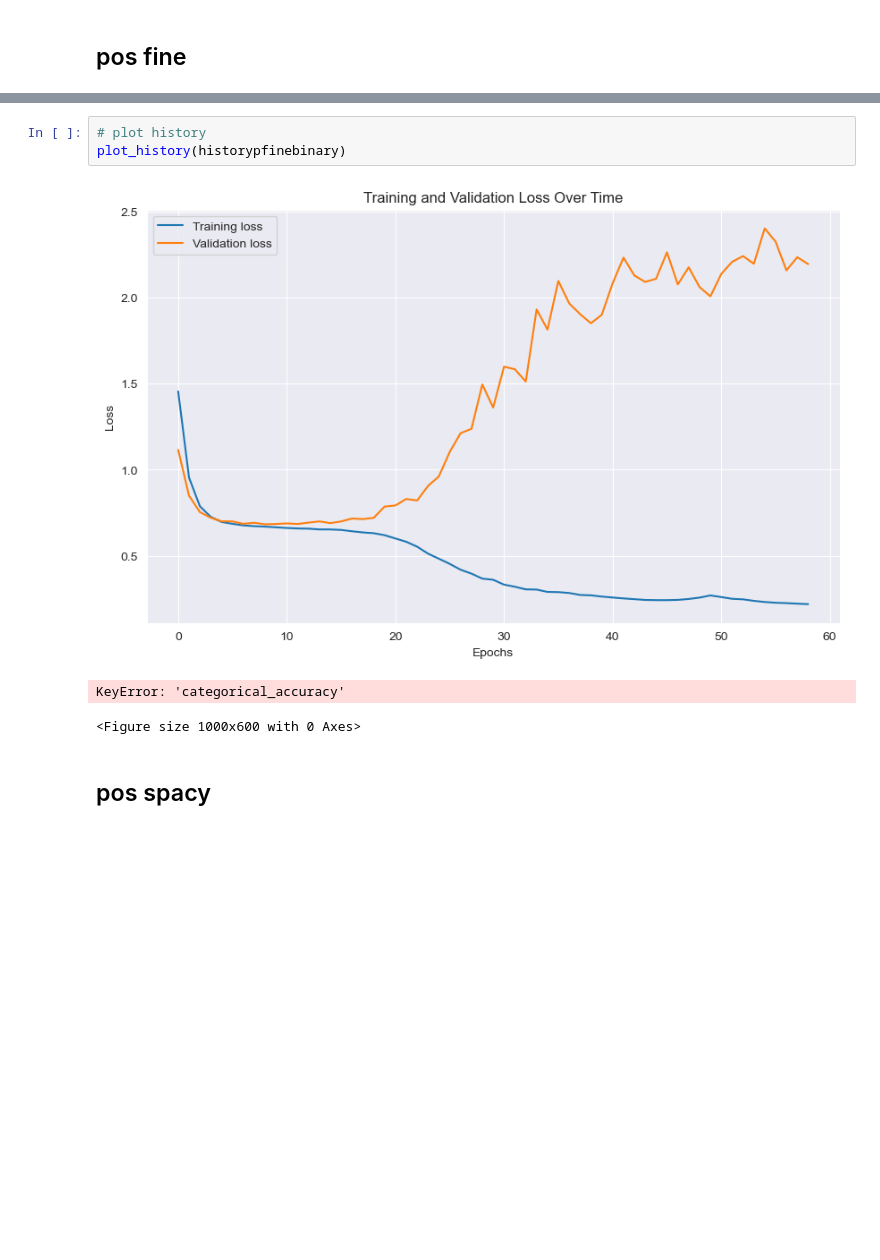
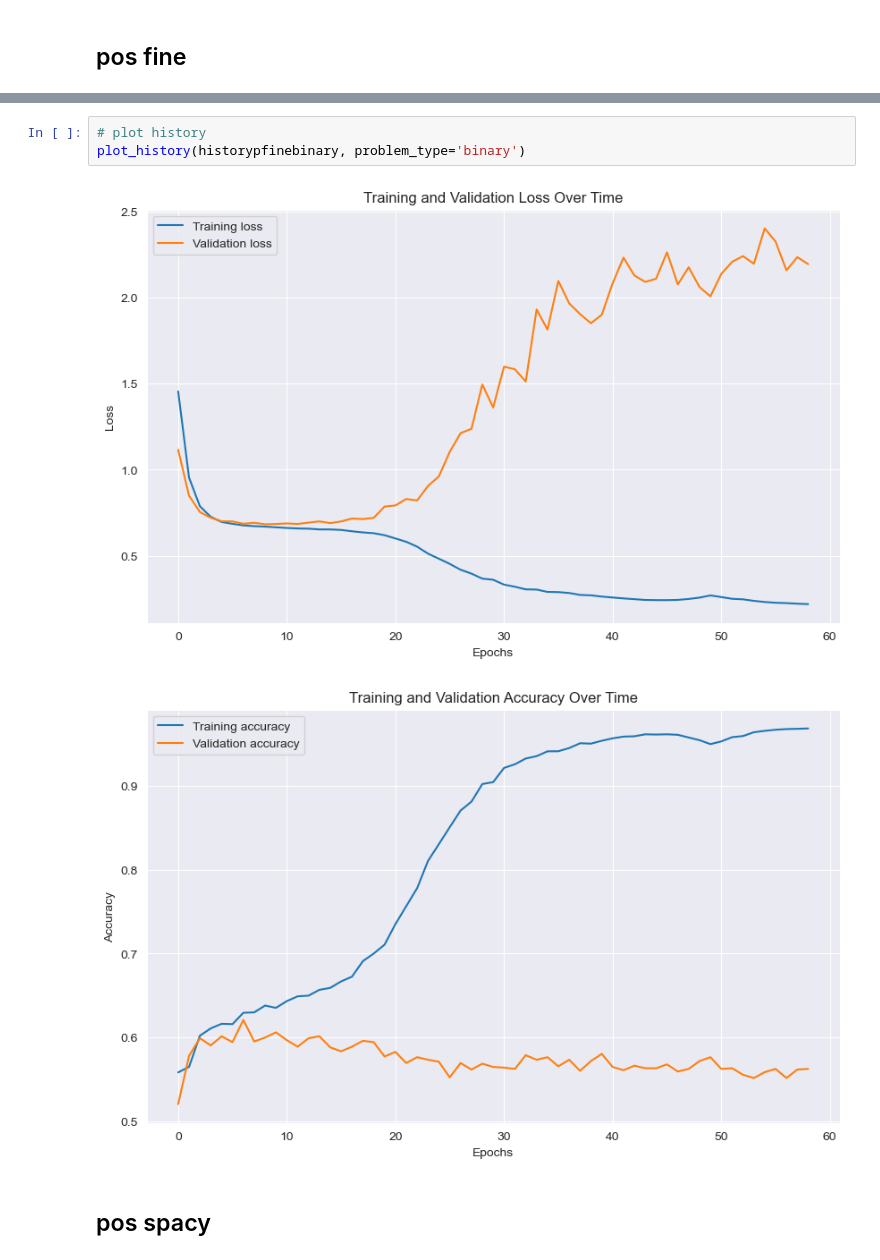
Before and after one commit to f4ths/fyp-fake-news-detection, a Jupyter notebook: ensemble.ipynb, the cells around one changed output, grey strips where cells are left out. Drawn from its saved outputs; the diff is of its cells as text; blank space fills up the shorter version.

```diff
--- a/ensemble.ipynb
+++ b/ensemble.ipynb
@@ -1135,10 +1188,9 @@ Test set F1 score: 0.01
 # %%
 # plot history
-plot_history(historypfinebinary)
+plot_history(historypfinebinary, problem_type='binary')
 # %% [output]
 [figure]
-KeyError: 'categorical_accuracy'
-<Figure size 1000x600 with 0 Axes>
+[figure, added]
 # %% [markdown]
 ## pos spacy
 # %%
```
Also changed, not shown: parts of 18 cells of this notebook.
